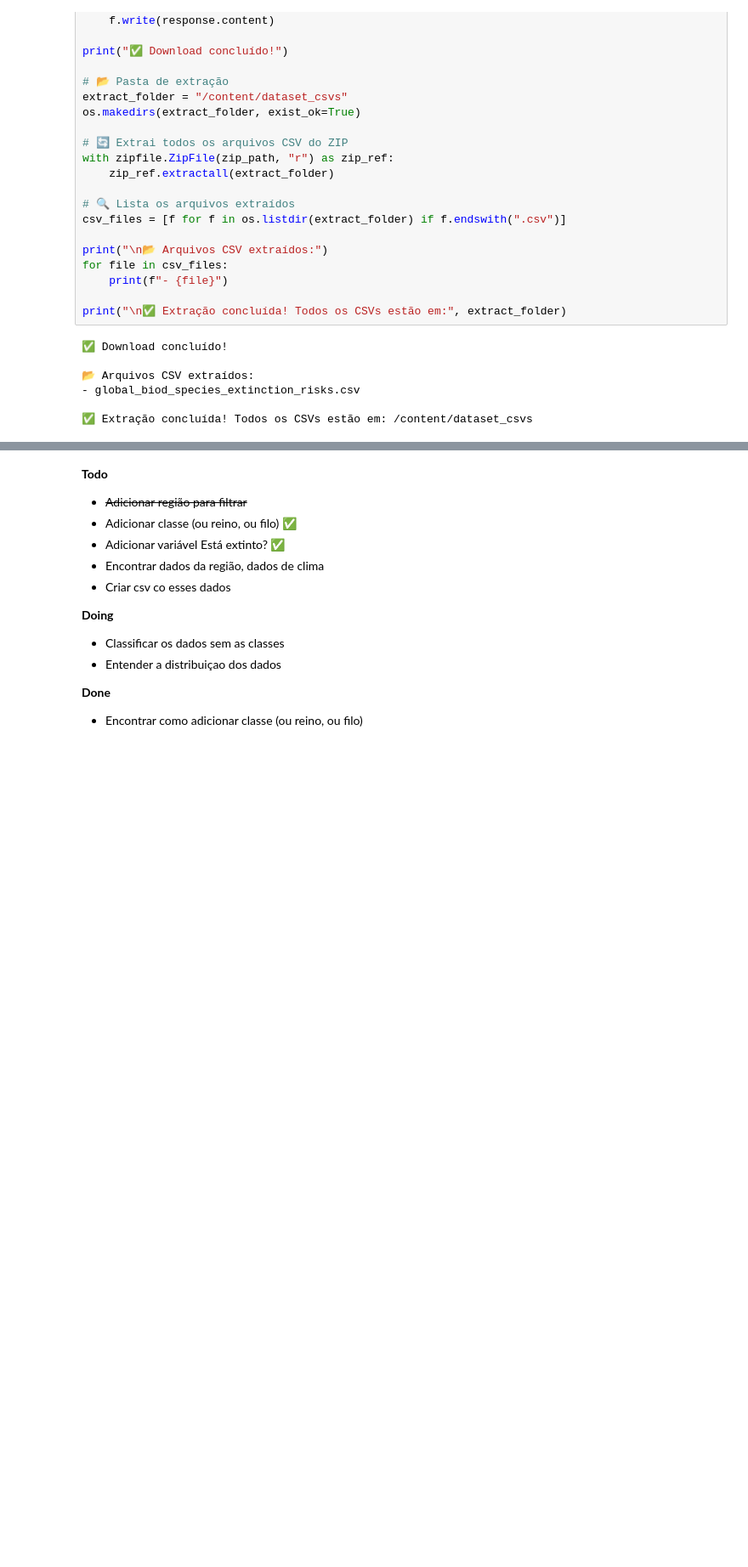
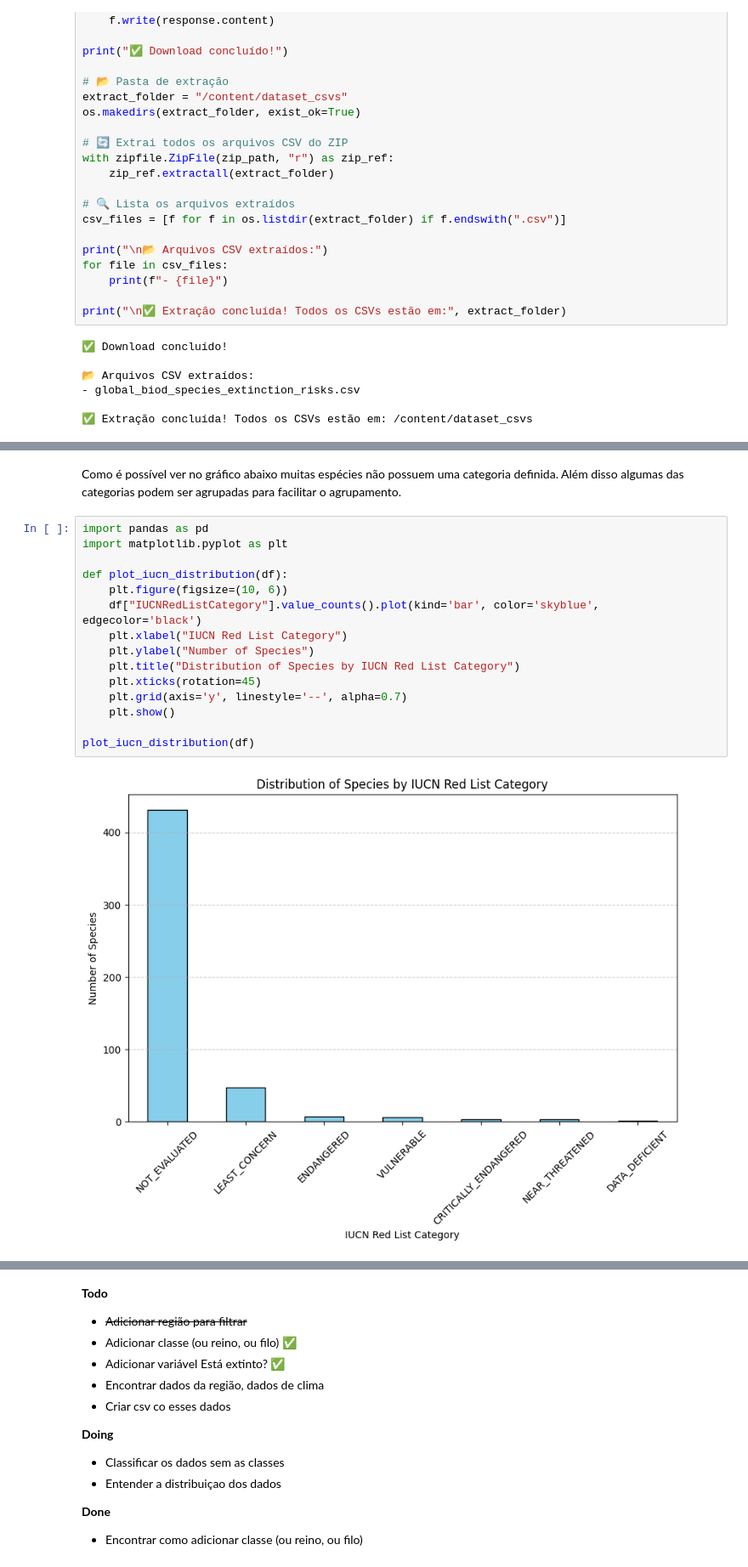
Before and after one commit to alekswheeler/global-_species_abundance_and_diversity, a Jupyter notebook: AquecimentoGlobalEAbumdanciaDeEspecies.ipynb, the cells around one changed output, grey strips where cells are left out. Shown: that part at 85% size. Cells and saved outputs as stored; diff of their text form; blank space fills up the shorter version.

Commit message:
Adicionando categoria de preservação da espécie

```diff
--- a/AquecimentoGlobalEAbumdanciaDeEspecies.ipynb
+++ b/AquecimentoGlobalEAbumdanciaDeEspecies.ipynb
@@ -120 +178,20 @@ Adicionando as features de class e extinct
+# %% [markdown]
+Como é possível ver no gráfico abaixo muitas espécies não possuem uma categoria definida. Além disso algumas das categorias podem ser agrupadas para facilitar o agrupamento.
+# %%
+import pandas as pd
+import matplotlib.pyplot as plt
+
+def plot_iucn_distribution(df):
+    plt.figure(figsize=(10, 6))
+    df["IUCNRedListCategory"].value_counts().plot(kind='bar', color='skyblue', edgecolor='black')
+    plt.xlabel("IUCN Red List Category")
+    plt.ylabel("Number of Species")
+    plt.title("Distribution of Species by IUCN Red List Category")
+    plt.xticks(rotation=45)
+    plt.grid(axis='y', linestyle='--', alpha=0.7)
+    plt.show()
+
+plot_iucn_distribution(df)
+# %% [output]
+[figure, added]
 # %%
```
Also changed, not shown: parts of 22 cells of this notebook.
